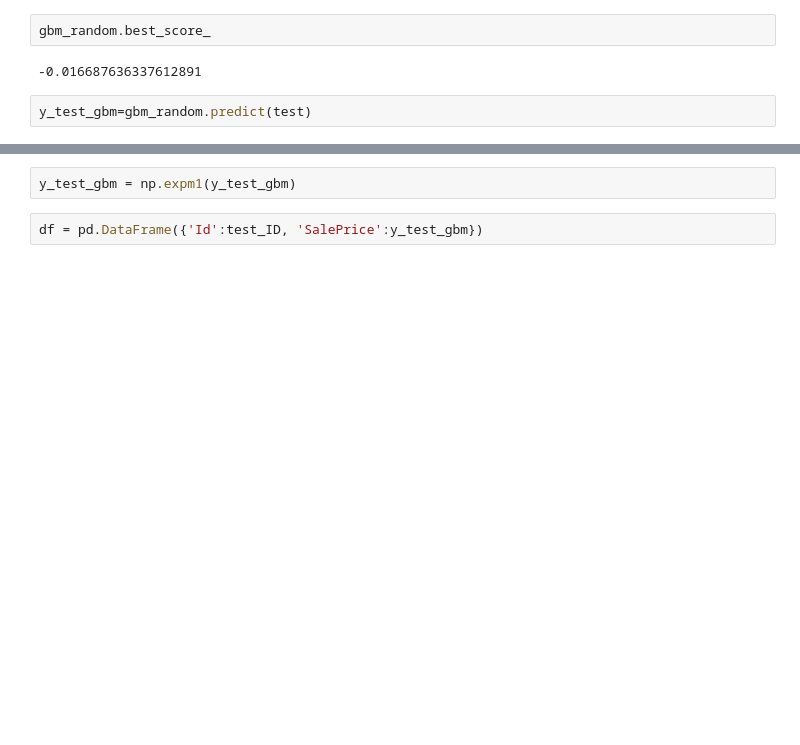
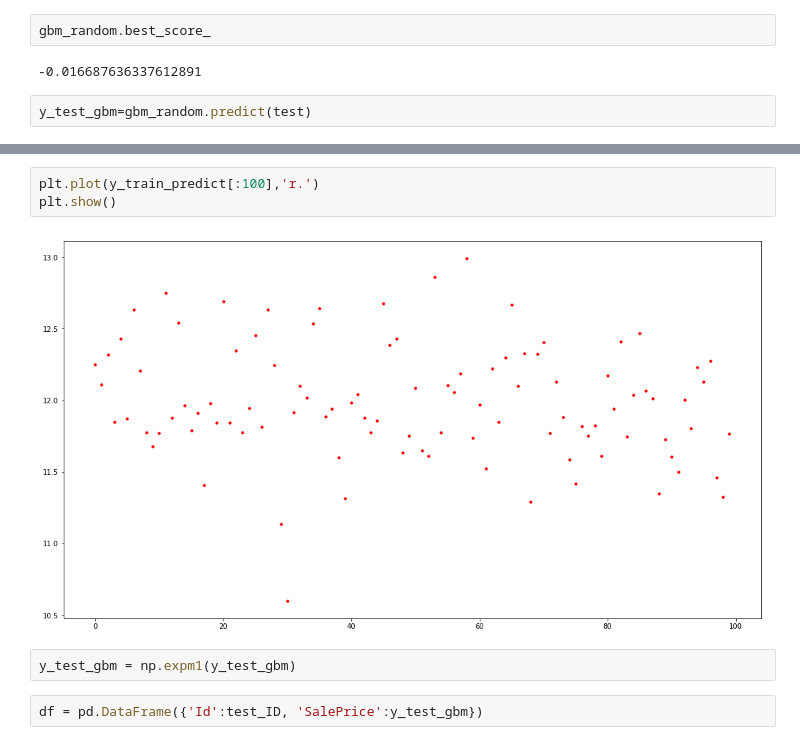
Before and after one commit to guilhermemarson/udacity, a Jupyter notebook: ames_house_prices/model.ipynb, the cells around one changed output, grey strips where cells are left out. Cells and saved outputs as stored; diff of their text form; blank space fills up the shorter version.

```diff
--- a/ames_house_prices/model.ipynb
+++ b/ames_house_prices/model.ipynb
@@ -145,3 +251,8 @@ y_test_gbm=gbm_random.predict(test)
+# %%
+plt.plot(y_train_predict[:100],'r.')
+plt.show()
+# %% [output]
+[figure, added]
 # %%
 y_test_gbm = np.expm1(y_test_gbm)
 # %%
```
Also changed, not shown: parts of 18 cells of this notebook, 3 other files.
